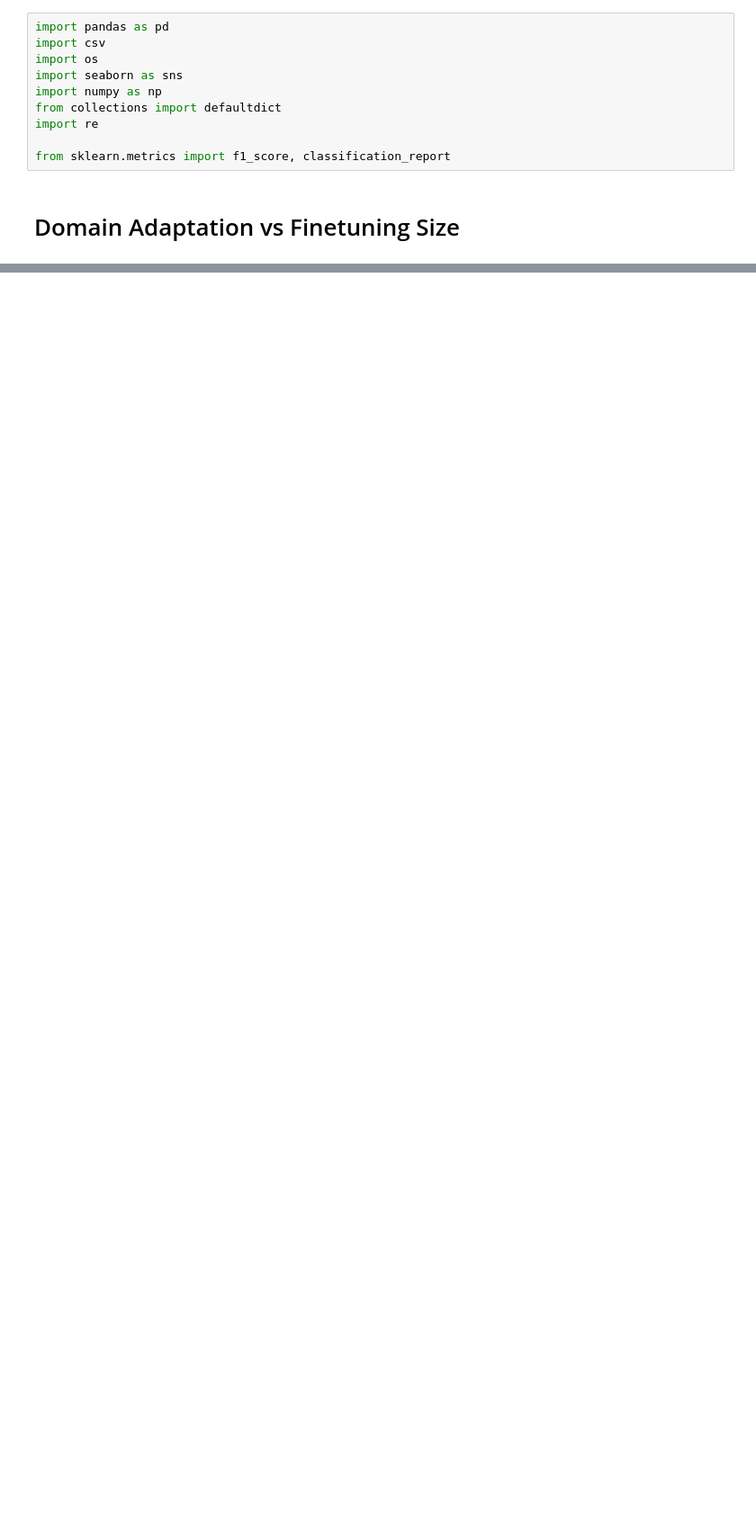
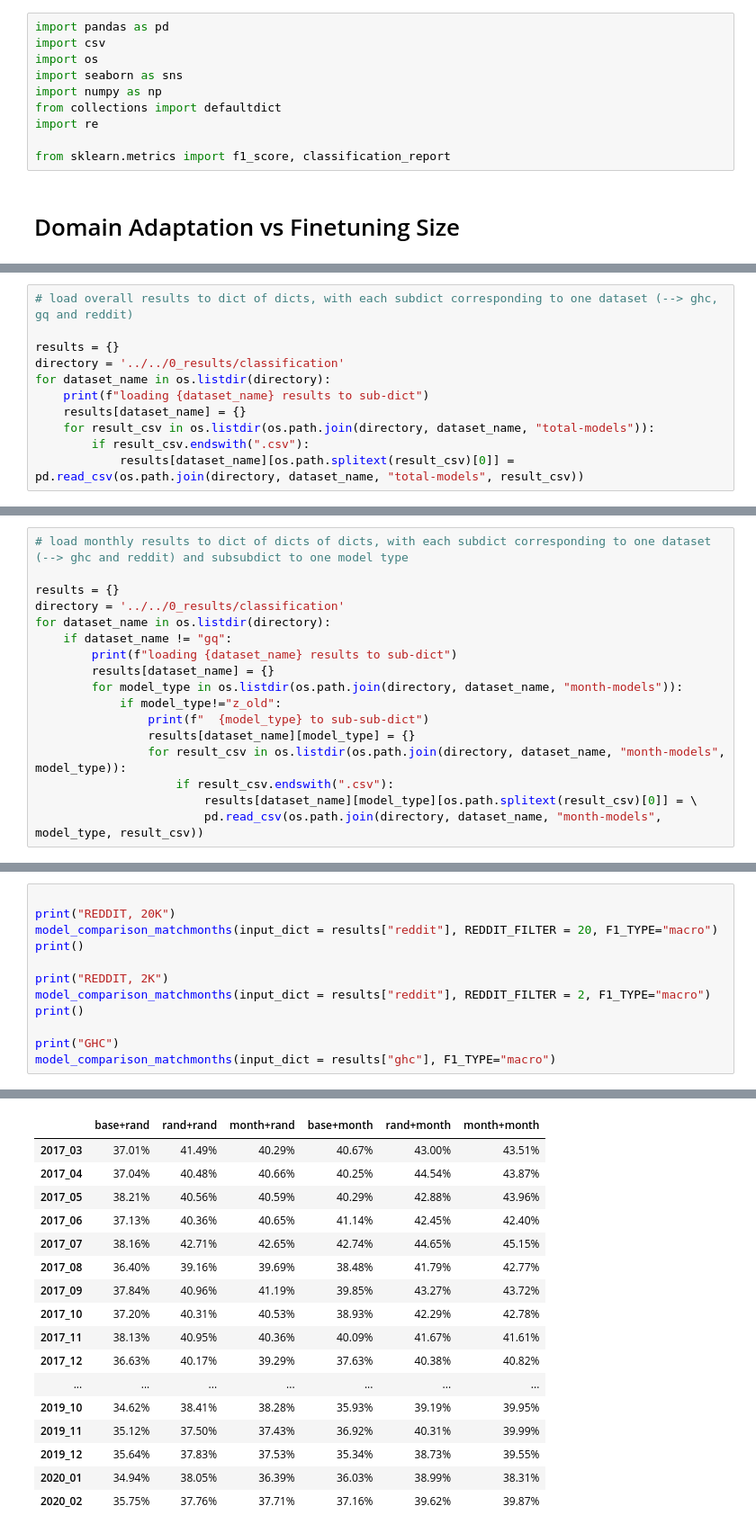
Before and after one commit to paul-rottger/temporal-adaptation, a Jupyter notebook: 4_evaluation/classification/evaluate_classification_results.ipynb, the cells around one changed output, grey strips where cells are left out. Shown: that part at 90% size. Cells and saved outputs as stored; diff of their text form; blank space fills up the shorter version.

```diff
--- a/4_evaluation/classification/evaluate_classification_results.ipynb
+++ b/4_evaluation/classification/evaluate_classification_results.ipynb
@@ -752,0 +15,11 @@ avg. macro F1 diff. between month+month and base+rand
+# %%
+# load overall results to dict of dicts, with each subdict corresponding to one dataset (--> ghc, gq and reddit)
+
+results = {}
+directory = '../../0_results/classification'
+for dataset_name in os.listdir(directory):
+    print(f"loading {dataset_name} results to sub-dict")
+    results[dataset_name] = {}
+    for result_csv in os.listdir(os.path.join(directory, dataset_name, "total-models")):
+        if result_csv.endswith(".csv"):
+            results[dataset_name][os.path.splitext(result_csv)[0]] = pd.read_csv(os.path.join(directory, dataset_name, "total-models", result_csv))
@@ -752,0 +88,17 @@ avg. macro F1 diff. between month+month and base+rand
+# %%
+# load monthly results to dict of dicts of dicts, with each subdict corresponding to one dataset (--> ghc and reddit) and subsubdict to one model type
+
+results = {}
+directory = '../../0_results/classification'
+for dataset_name in os.listdir(directory):
+    if dataset_name != "gq":
+        print(f"loading {dataset_name} results to sub-dict")
+        results[dataset_name] = {}
+        for model_type in os.listdir(os.path.join(directory, dataset_name, "month-models")):
+            if model_type!="z_old":
+                print(f"  {model_type} to sub-sub-dict")
+                results[dataset_name][model_type] = {}
+                for result_csv in os.listdir(os.path.join(directory, dataset_name, "month-models", model_type)):
+                    if result_csv.endswith(".csv"):
+                        results[dataset_name][model_type][os.path.splitext(result_csv)[0]] = \
+                        pd.read_csv(os.path.join(directory, dataset_name, "month-models", model_type, result_csv))
@@ -752,0 +202,13 @@ avg. macro F1 diff. between month+month and base+rand
+# %%
+
+print("REDDIT, 20K")
+model_comparison_matchmonths(input_dict = results["reddit"], REDDIT_FILTER = 20, F1_TYPE="macro")
+print()
+
+print("REDDIT, 2K")
+model_comparison_matchmonths(input_dict = results["reddit"], REDDIT_FILTER = 2, F1_TYPE="macro")
+print()
+
+print("GHC")
+model_comparison_matchmonths(input_dict = results["ghc"], F1_TYPE="macro")
+# %% [output]
@@ -752,0 +241,17 @@ avg. macro F1 diff. between month+month and base+rand
+|  | base+rand | rand+rand | month+rand | base+month | rand+month | month+month |
+| 2017_03 | 37.01% | 41.49% | 40.29% | 40.67% | 43.00% | 43.51% |
+| 2017_04 | 37.04% | 40.48% | 40.66% | 40.25% | 44.54% | 43.87% |
+| 2017_05 | 38.21% | 40.56% | 40.59% | 40.29% | 42.88% | 43.96% |
+| 2017_06 | 37.13% | 40.36% | 40.65% | 41.14% | 42.45% | 42.40% |
+| 2017_07 | 38.16% | 42.71% | 42.65% | 42.74% | 44.65% | 45.15% |
+| 2017_08 | 36.40% | 39.16% | 39.69% | 38.48% | 41.79% | 42.77% |
+| 2017_09 | 37.84% | 40.96% | 41.19% | 39.85% | 43.27% | 43.72% |
+| 2017_10 | 37.20% | 40.31% | 40.53% | 38.93% | 42.29% | 42.78% |
+| 2017_11 | 38.13% | 40.95% | 40.36% | 40.09% | 41.67% | 41.61% |
+| 2017_12 | 36.63% | 40.17% | 39.29% | 37.63% | 40.38% | 40.82% |
+| ... | ... | ... | ... | ... | ... | ... |
+| 2019_10 | 34.62% | 38.41% | 38.28% | 35.93% | 39.19% | 39.95% |
+| 2019_11 | 35.12% | 37.50% | 37.43% | 36.92% | 40.31% | 39.99% |
+| 2019_12 | 35.64% | 37.83% | 37.53% | 35.34% | 38.73% | 39.55% |
+| 2020_01 | 34.94% | 38.05% | 36.39% | 36.03% | 38.99% | 38.31% |
+| 2020_02 | 35.75% | 37.76% | 37.71% | 37.16% | 39.62% | 39.87% |
```
Also changed, not shown: parts of 52 cells of this notebook, 4 other files.
